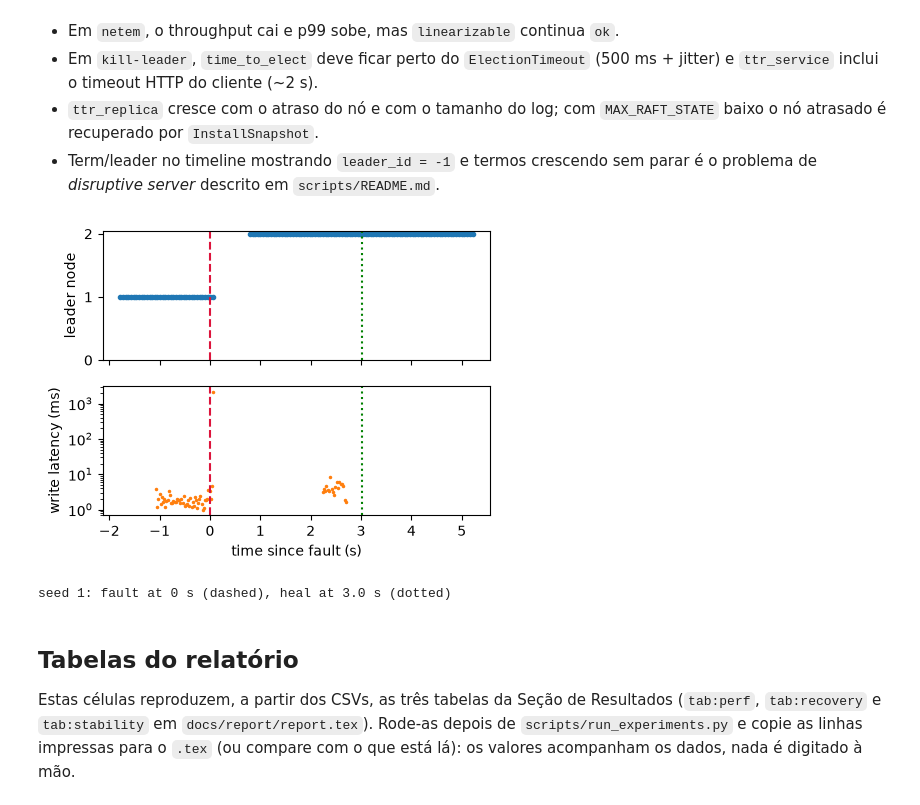
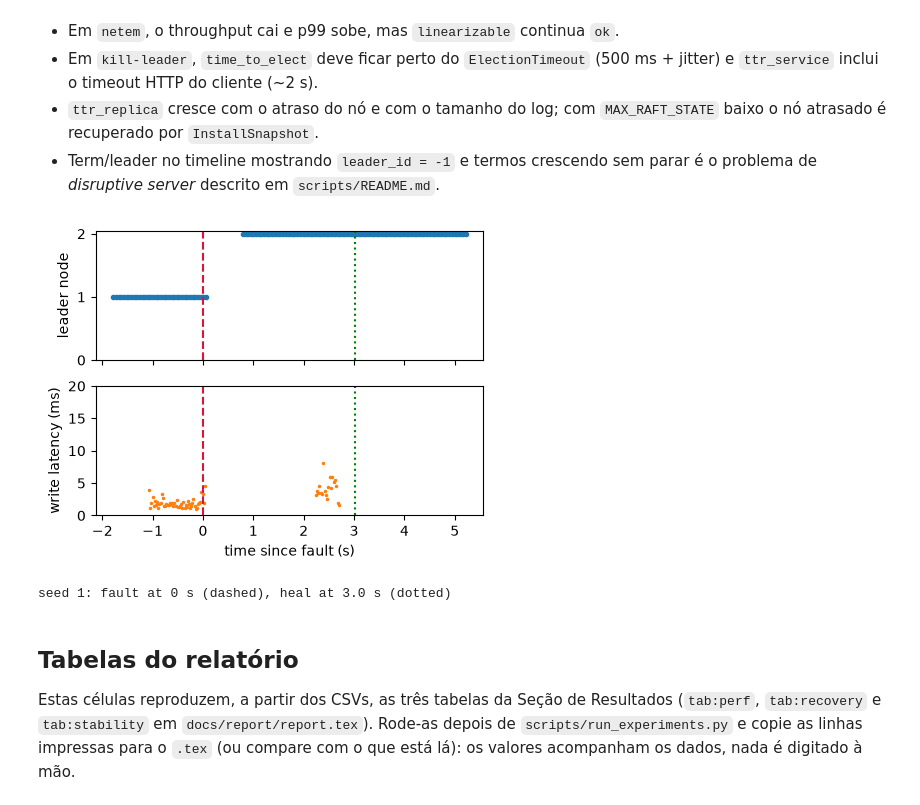
Before and after one commit to Everton-Colombo/6.824-labs, a Jupyter notebook: scripts/analysis.ipynb, the cells around one changed output. Drawn from its saved outputs; the diff is of its cells as text; code cells hidden in the pictures.

Commit message:
docs: add figure to result

```diff
--- a/scripts/analysis.ipynb
+++ b/scripts/analysis.ipynb
@@ -196,32 +196,33 @@ if pr_path:
 # %%
 # Report figure: the kill-leader-n3 seed with the median time-to-elect
 kill = EXP / "kill-leader-n3"
 sm = pd.read_csv(kill / "summary.csv")
 row = sm.sort_values("time_to_elect_ms").iloc[len(sm) // 2]
 seed, fault = int(row["seed"]), row["fault_unix_ms"]
 heal = (row["heal_unix_ms"] - fault) / 1000
 tl = pd.read_csv(kill / f"timeline-{seed}.csv")
 pr = pd.read_csv(kill / f"probe-{seed}.csv")
 tl["t"] = (tl["t_ms"] - fault) / 1000
 pr["t"] = (pr["start_ns"] / 1e6 - fault) / 1000
 lead = tl[tl["is_leader"]]
 
 fig, axes = plt.subplots(2, 1, figsize=(5, 3.7), sharex=True)
 axes[0].plot(lead["t"], lead["node"], ".", color="C0")
 axes[0].set(ylabel="leader node", yticks=sorted(tl["node"].unique()))
 axes[1].plot(pr["t"], pr["lat_ms"], ".", ms=3, color="C1")
-axes[1].set(yscale="log", ylabel="write latency (ms)", xlabel="time since fault (s)")
+axes[1].set(ylabel="write latency (ms)", xlabel="time since fault (s)")
+axes[1].set_ylim(0, 20)
 for ax in axes:
     ax.axvline(0, color="crimson", ls="--")
     ax.axvline(heal, color="green", ls=":")
 
 figs = root / "docs" / "report" / "figs"
 figs.mkdir(parents=True, exist_ok=True)
 fig.savefig(figs / "kill-leader-n3.pdf", bbox_inches="tight")
 plt.show()
 print(f"seed {seed}: fault at 0 s (dashed), heal at {heal:.1f} s (dotted)")
 # %% [output]
-[figure, old version]
+[figure, new version]
 seed 1: fault at 0 s (dashed), heal at 3.0 s (dotted)
 # %% [markdown]
 ## Tabelas do relatório
```
Also changed, not shown: parts of 4 cells of this notebook, 4 other files.
